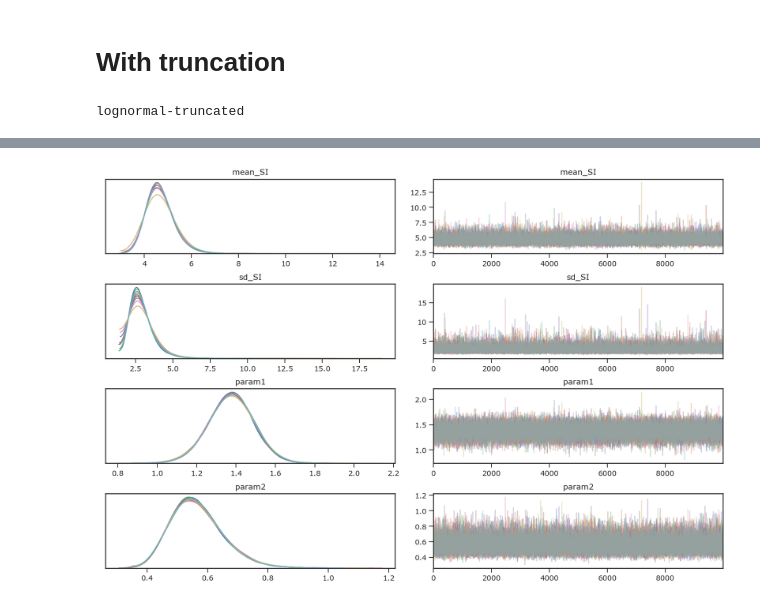
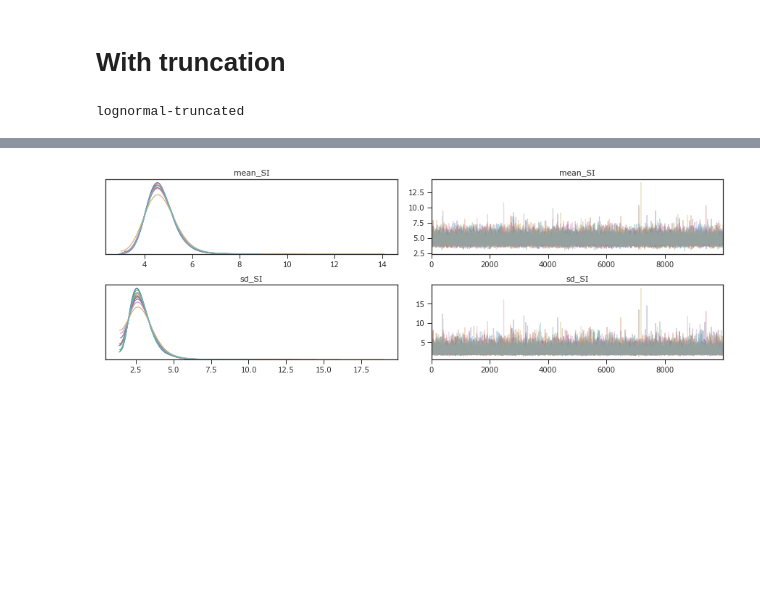
Before and after one commit to aakhmetz/COVID19SerialInterval, a Jupyter notebook: scripts/B2. Processing the traces for certain and probable cases.ipynb, the cells around one changed output, grey strips where cells are left out. Drawn from its saved outputs; the diff is of its cells as text; code cells hidden in the pictures; blank space fills up the shorter version.

```diff
--- a/scripts/B2. Processing the traces for certain and probable cases.ipynb
+++ b/scripts/B2. Processing the traces for certain and probable cases.ipynb
@@ -59,7 +59,7 @@ def get_stats(cmdstan_data):
     stats['var'] = stats['var'].apply(lambda st: st[:st.find("[")] if "[" in st else st)
     return stats.loc[:,['var','time','mean','hpd2.5','hpd25','hpd75','hpd97.5','q2.5','q25','median','q75','q97.5','ess_bulk','ess_tail','r_hat']]
 # %%
-stansimsdir="stan-sims-probable"
-dirs = !ls -d {stansimsdir}/*
+resultsdir = "../../../Hokkaido_Backup/Wuhan Serial Interval 2020/stan-sims-certain_and_probable"
+dirs = !ls "{resultsdir}"
 dirs
 # %% [output]
@@ -78,6 +79,11 @@ truncations = np.unique([folder.split("/")[-1].split("-")[1] for folder in dirs]
 truncations
 # %% [output]
 array(['no_truncation', 'truncated'], dtype='<U13')
+# %%
+traceplotsdir = "../../results/Andrei/Stan-sims/traceplots-certain_and_probable"
+!mkdir -p {traceplotsdir}
+tracesdir = "../../results/Andrei/Stan-sims/traces-certain_and_probable"
+!mkdir -p {tracesdir}
 # %% [markdown]
 # No truncation
 # %%
@@ -220,25 +225,24 @@ gamma-no_truncation
 # %%
 folder = "lognormal-truncated"
 distrib, truncation_type = folder.split("-")
 
 print(colored(folder, 'red'))
-
-posterior_glob = !ls {stansimsdir}/{folder}/trace-*
-
-cmdstan_data = az.from_cmdstan(posterior = posterior_glob, log_likelihood="log_likelihood")
+posterior_glob = !cd "{resultsdir}/{folder}"; ls trace-*
+cmdstan_data = az.from_cmdstan(posterior = [resultsdir+"/"+folder+"/"+x for x in posterior_glob],
+                               log_likelihood="log_likelihood")
 cmdstan_stats = get_stats(cmdstan_data)
 
-az.plot_trace(cmdstan_data, var_names=['mean_SI','sd_SI', 'param1', 'param2']);
-plt.savefig("../../results/Andrei/Stan-sims-probable/traceplots/trace-"+folder+".pdf", format='pdf')
+az.plot_trace(cmdstan_data, var_names=['mean_SI','sd_SI']);
+plt.savefig(traceplotsdir+"/trace-"+folder+".pdf", format='pdf')
 az.summary(cmdstan_data,credible_interval=0.95,var_names=['mean_SI','sd_SI','param1','param2'])
 # %% [output]
 lognormal-truncated
 |  | mean | sd | hpd_2.5% | hpd_97.5% | mcse_mean | mcse_sd | ess_mean | ess_sd | ess_bulk | ess_tail | ... |
 | mean_SI | 4.699 | 0.587 | 3.624 | 5.856 | 0.002 | 0.001 | 92390.0 | 80980.0 | 114258.0 | 63415.0 | ... |
 | sd_SI | 2.936 | 0.802 | 1.717 | 4.500 | 0.003 | 0.002 | 73008.0 | 57288.0 | 107746.0 | 61234.0 | ... |
 | param1 | 1.376 | 0.113 | 1.151 | 1.597 | 0.000 | 0.000 | 114212.0 | 113142.0 | 114819.0 | 83222.0 | ... |
 | param2 | 0.567 | 0.086 | 0.409 | 0.735 | 0.000 | 0.000 | 88959.0 | 82065.0 | 99804.0 | 73233.0 | ... |
-[figure, old version]
+[figure, new version]
 # %%
 folder = "gamma-truncated"
 distrib, truncation_type = folder.split("-")
```
Also changed, not shown: parts of 15 cells of this notebook, 58 other files.
